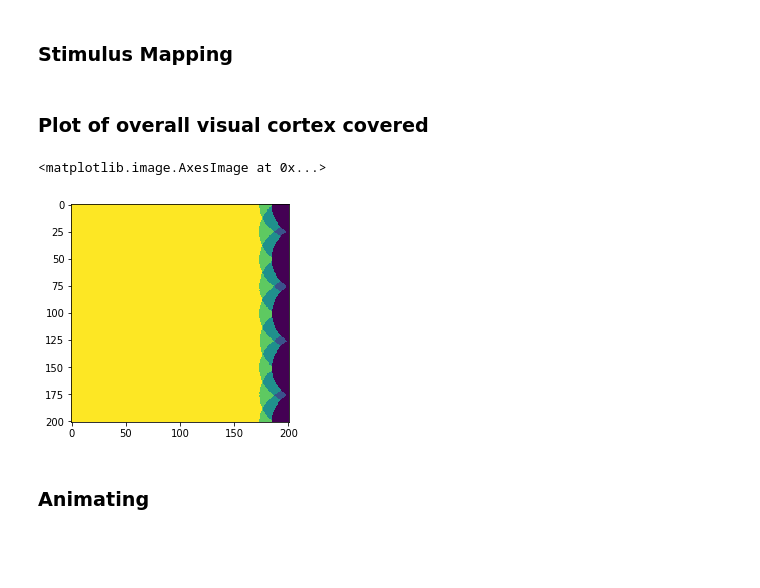
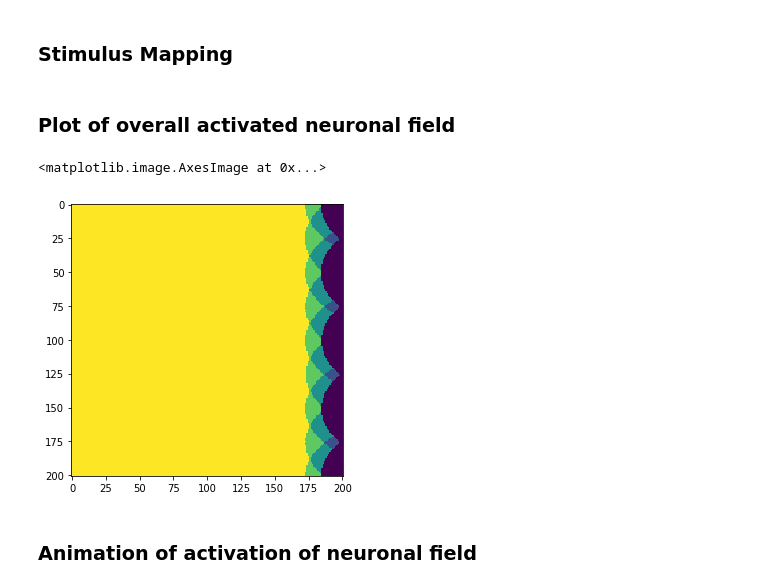
Before and after one commit to arash-ash/PRF-Estimation, a Jupyter notebook: notebook.ipynb, the cells around one changed output. Drawn from its saved outputs; the diff is of its cells as text; code cells hidden in the pictures; blank space fills up the shorter version.

```diff
--- a/notebook.ipynb
+++ b/notebook.ipynb
@@ -10,6 +10,7 @@ from IPython.display import HTML
 import base64
 import cv2 as cv
 from skimage.transform import resize
+figSize = 5
 # %% [markdown]
 # Population Receptive Field Estimation Technique Simulation
 
@@ -146,17 +150,18 @@ for frame in range(nFrames):
     logpolar_stim[frame, :, :] = cv.logPolar(img, center, M, cv.WARP_FILL_OUTLIERS)
     recovered_stim[frame, :, :] = cv.logPolar(logpolar_stim[frame, :, :], center, M, cv.WARP_INVERSE_MAP + cv.WARP_FILL_OUTLIERS)
 # %% [markdown]
-### Plot of overall visual cortex covered
+### Plot of overall activated neuronal field
 # %%
+fig = plt.figure(figsize=(figSize, figSize))
 shape2D = (stim.shape[1], stim.shape[1])
 proj2D = np.zeros(shape2D)
 for frame in range(nFrames):
     proj2D = proj2D + (logpolar_stim[frame, :, :]).reshape(shape2D)
 
 plt.imshow(proj2D)
 # %% [output]
 <matplotlib.image.AxesImage at 0x...>
-[figure, old version]
+[figure, new version]
-# %% [markdown]
-### Animating
+# %% [markdown]
+### Animation of activation of neuronal field
 # %%
```
Also changed, not shown: parts of 33 cells of this notebook, 4 other files.
